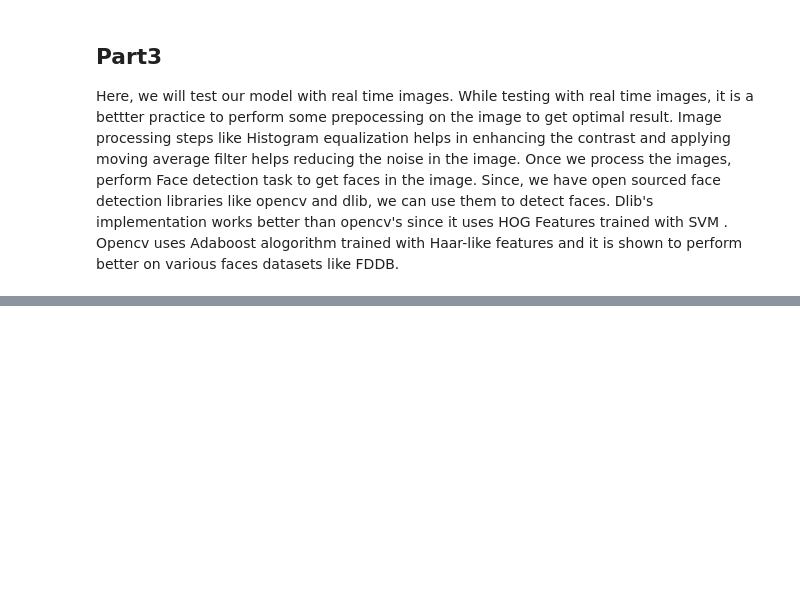
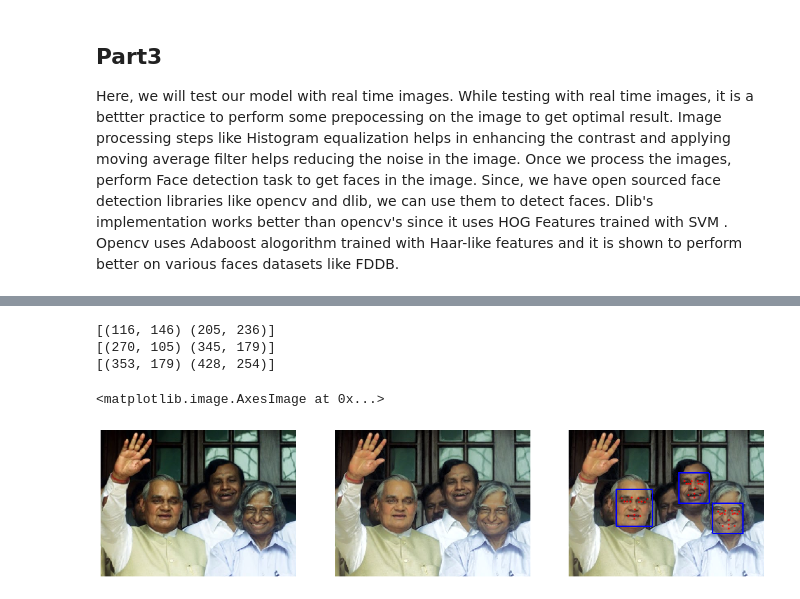
Before and after one commit to gpandu/Facial-Landmark-Detection, a Jupyter notebook: LandmarksDetect.ipynb, the cells around one changed output, grey strips where cells are left out. Saved outputs shown, nothing was run; the diff lists cells and outputs as text; code cells hidden in the pictures; blank space fills up the shorter version.

```diff
--- a/LandmarksDetect.ipynb
+++ b/LandmarksDetect.ipynb
@@ -268,33 +270,38 @@ image = cv2.imread("test_2.jpg")
 i_image = cv2.cvtColor(image, cv2.COLOR_BGR2RGB)
 imageYCC = cv2.cvtColor(image, cv2.COLOR_BGR2YCrCb)
 imageYCC[:,:,0] = cv2.equalizeHist(imageYCC[:,:,0])
 image_final = cv2.cvtColor(imageYCC,cv2.COLOR_YCR_CB2RGB)
 
-fig1 = plt.figure(figsize=(10,10))
+fig1 = plt.figure(figsize=(18,18))
 ax1 = fig1.add_subplot(1, 3, 1, xticks=[], yticks=[])
 ax1.imshow(i_image)
 ax2 = fig1.add_subplot(1, 3, 2, xticks=[], yticks=[])
 ax2.imshow(image_final)
 ax3 = fig1.add_subplot(1, 3, 3, xticks=[], yticks=[])
 
 detector = dlib.get_frontal_face_detector()
 rects = detector(image_final, 1)
 
 for (i,rect) in enumerate(rects):
   cv2.rectangle(image_final, (rect.left(), rect.top()), (rect.right(), rect.bottom()), (0, 0, 255), 2);
   detection = image_final[rect.top():rect.bottom(), rect.left():rect.right()]
   print(rect)
   detect_copy = np.copy(detection)
   test_image = cv2.cvtColor(detection, cv2.COLOR_RGB2GRAY)
   test_image = cv2.resize(test_image,(96,96))/255
   test_image = np.expand_dims(test_image, axis=0)
   test_image = np.expand_dims(test_image, axis=3)
   predictions =  np.squeeze(model.predict(test_image))
   y_scale = (detection.shape[0])/96
   x_scale = (detection.shape[1])/96
-  ax2.scatter(((predictions[0::2] * 48 + 48)*x_scale)+rect.left()+1,((predictions[1::2]*48+48)*y_scale)+rect.top()-6,
-                   marker='o', c='r', s=8)
+  ax3.scatter(((predictions[0::2] * 48 + 48)*x_scale)+rect.left()+1,((predictions[1::2]*48+48)*y_scale)+rect.top()-2,
+                   marker='o', c='r', s=5)
 
 ax3.imshow(image_final)
 # %% [output]
 [interactive output not drawn]
+[(116, 146) (205, 236)]
+[(270, 105) (345, 179)]
+[(353, 179) (428, 254)]
+<matplotlib.image.AxesImage at 0x...>
+[figure, added]
```
Also changed, not shown: parts of 4 cells of this notebook.
